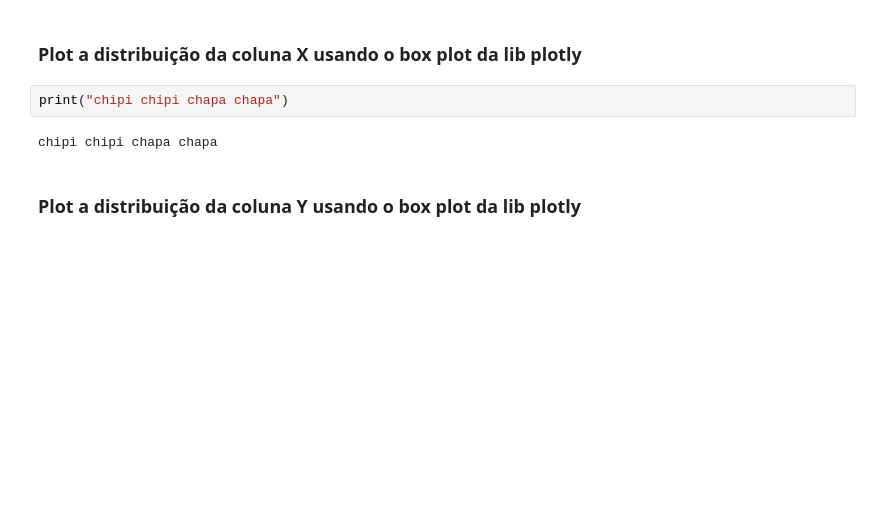
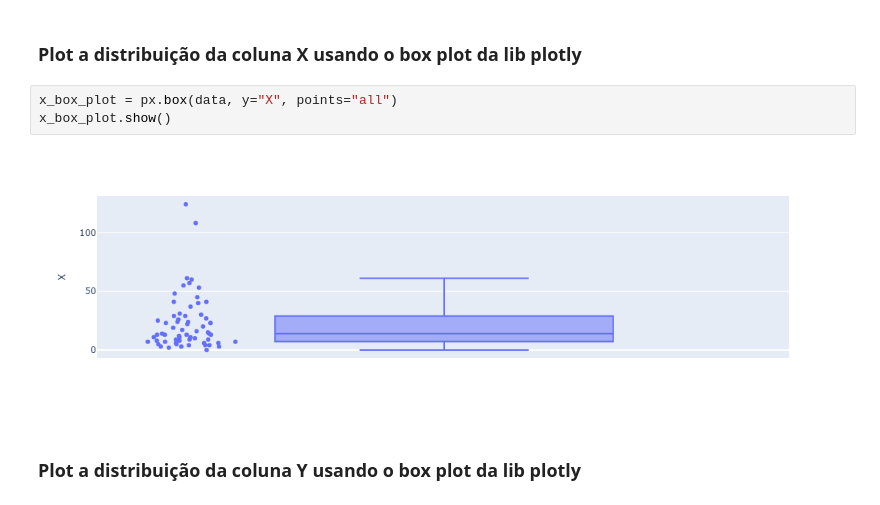
Before and after one commit to juliamuto/quero-data-team-training, a Jupyter notebook: Machine Learning/simple_linear_regression.ipynb, the cells around one changed output. Cells and saved outputs as stored; diff of their text form; blank space fills up the shorter version.

```diff
--- a/Machine Learning/simple_linear_regression.ipynb
+++ b/Machine Learning/simple_linear_regression.ipynb
@@ -79,8 +79,9 @@ Vamos dar uma olhada nos dados em si. Você pode usar matplotlib.pyplot ou plotl
 # %% [markdown]
 ### Plot a distribuição da coluna X usando o box plot da lib plotly
 # %%
-print("chipi chipi chapa chapa")
+x_box_plot = px.box(data, y="X", points="all")
+x_box_plot.show()
 # %% [output]
-chipi chipi chapa chapa
+[figure, added]
 # %% [markdown]
 ### Plot a distribuição da coluna Y usando o box plot da lib plotly
```
Also changed, not shown: parts of 7 cells of this notebook.
